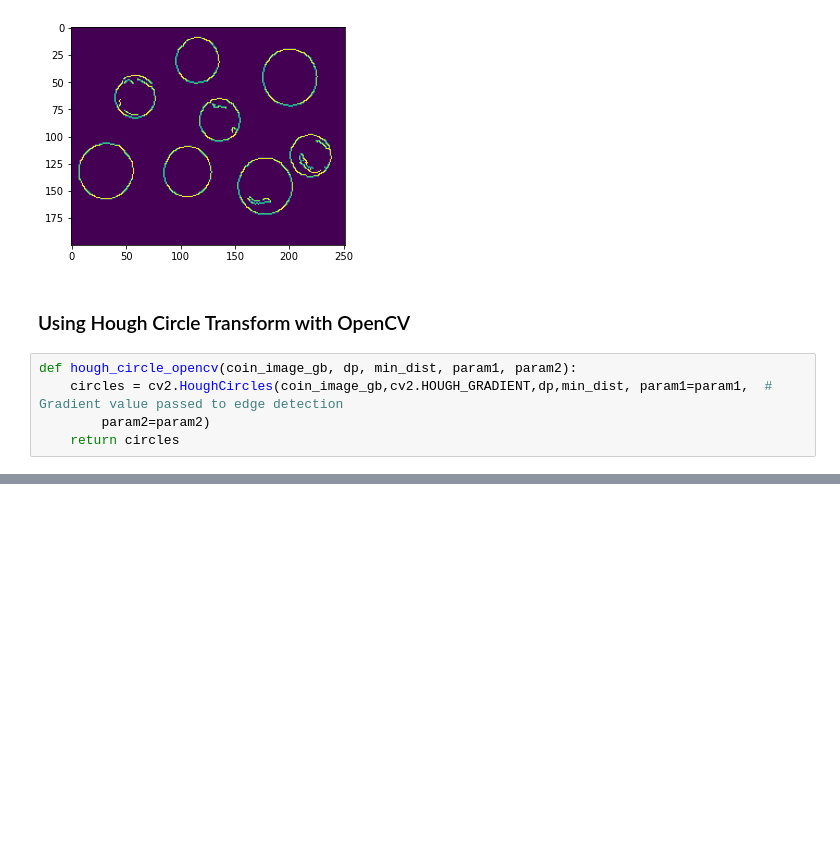
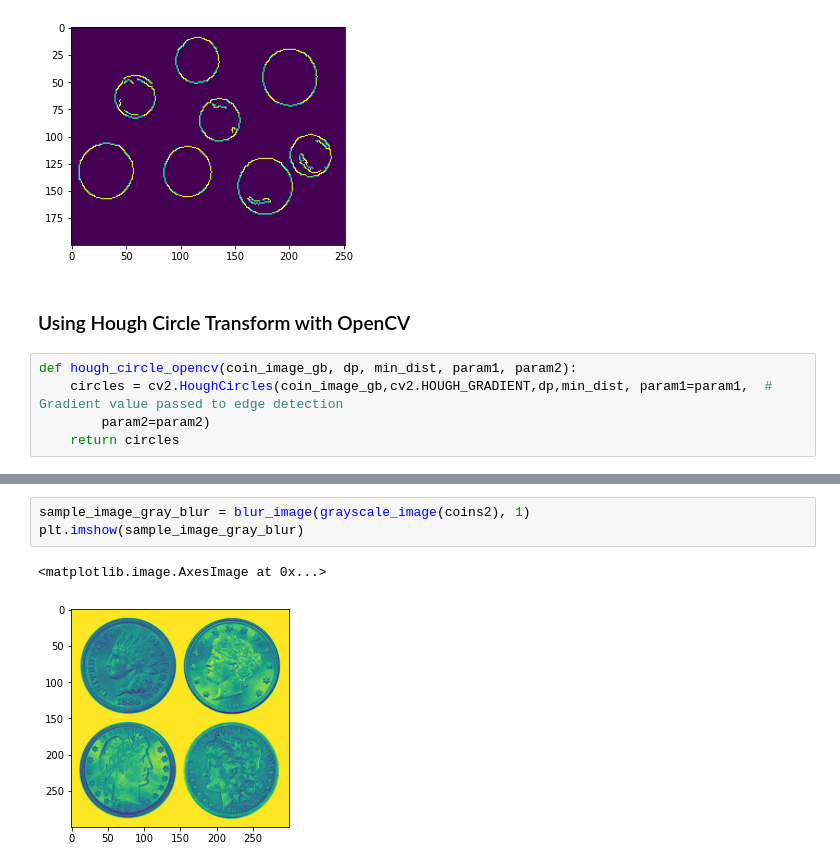
Before and after one commit to karank85/count-coins, a Jupyter notebook: main.ipynb, the cells around one changed output, grey strips where cells are left out. Drawn from its saved outputs; the diff is of its cells as text; blank space fills up the shorter version.

```diff
--- a/main.ipynb
+++ b/main.ipynb
@@ -68,0 +81,6 @@ plt.imshow(coins)
+# %%
+sample_image_gray_blur = blur_image(grayscale_image(coins2), 1)
+plt.imshow(sample_image_gray_blur)
+# %% [output]
+<matplotlib.image.AxesImage at 0x...>
+[figure, added]
```
Also changed, not shown: parts of 10 cells of this notebook, 1 other file.
